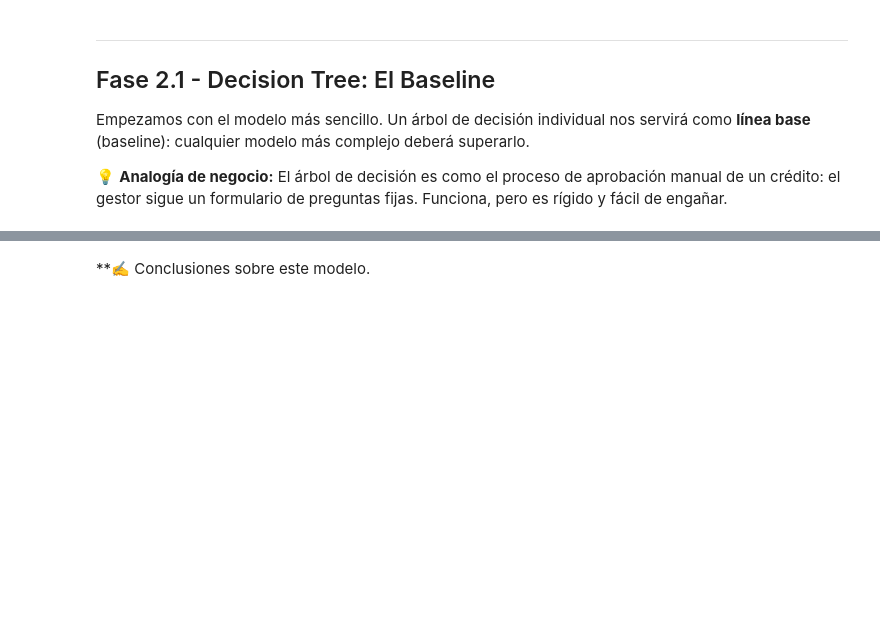
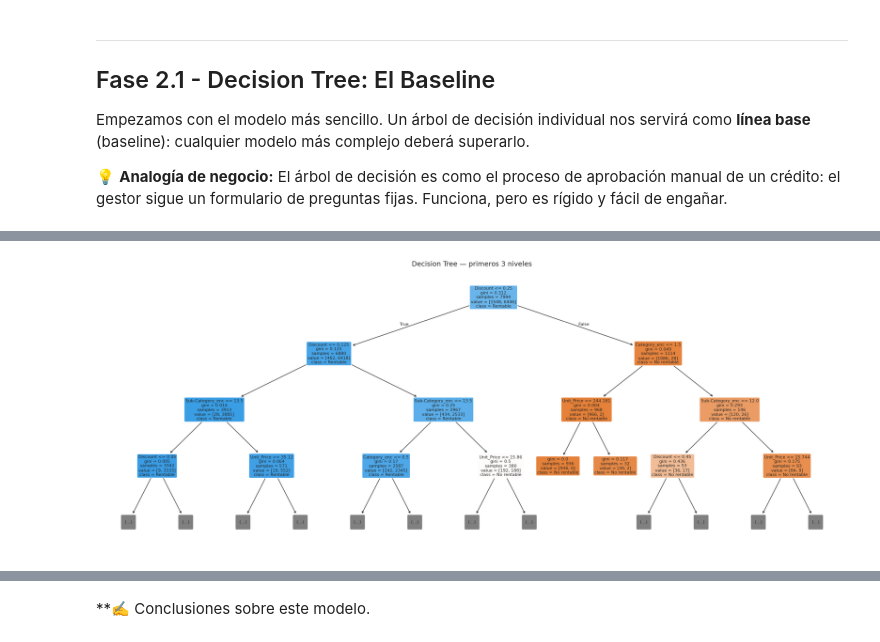
Before and after one commit to ignacastiguti/Repositorio, a Jupyter notebook: [00] - Workshops/Workshop_ML_PartTime.ipynb, the cells around one changed output, grey strips where cells are left out. Drawn from its saved outputs; the diff is of its cells as text; code cells hidden in the pictures; blank space fills up the shorter version.

```diff
--- a/[00] - Workshops/Workshop_ML_PartTime.ipynb
+++ b/[00] - Workshops/Workshop_ML_PartTime.ipynb
@@ -972,0 +1009,14 @@ Empezamos con el modelo más sencillo. Un árbol de decisión individual nos ser
+# %%
+dt = DecisionTreeClassifier(max_depth=5, min_samples_leaf=20, random_state=42)
+dt.fit(X_train, y_train)
+
+y_pred_dt = dt.predict(X_test)
+y_prob_dt = dt.predict_proba(X_test)[:, 1]
+
+acc_dt = accuracy_score(y_test, y_pred_dt)
+f1_dt  = f1_score(y_test, y_pred_dt)
+auc_dt = roc_auc_score(y_test, y_prob_dt)
+
+print('=== Decision Tree (max_depth=5) ===')
+print(classification_report(y_test, y_pred_dt))
+print(f'AUC-ROC: {auc_dt:.4f}')
@@ -972,0 +1035,12 @@ Empezamos con el modelo más sencillo. Un árbol de decisión individual nos ser
+# %%
+# Visualizacion del arbol (primeros 3 niveles)
+fig, ax = plt.subplots(figsize=(20, 8))
+plot_tree(dt, feature_names=feature_cols,
+          class_names=['No rentable', 'Rentable'],
+          filled=True, rounded=True, fontsize=8, ax=ax, max_depth=3)
+plt.title('Decision Tree — primeros 3 niveles', fontsize=13)
+plt.tight_layout()
+plt.savefig('dt_tree.png', bbox_inches='tight')
+plt.show()
+# %% [output]
+[figure, added]
```
Also changed, not shown: parts of 38 cells of this notebook.
